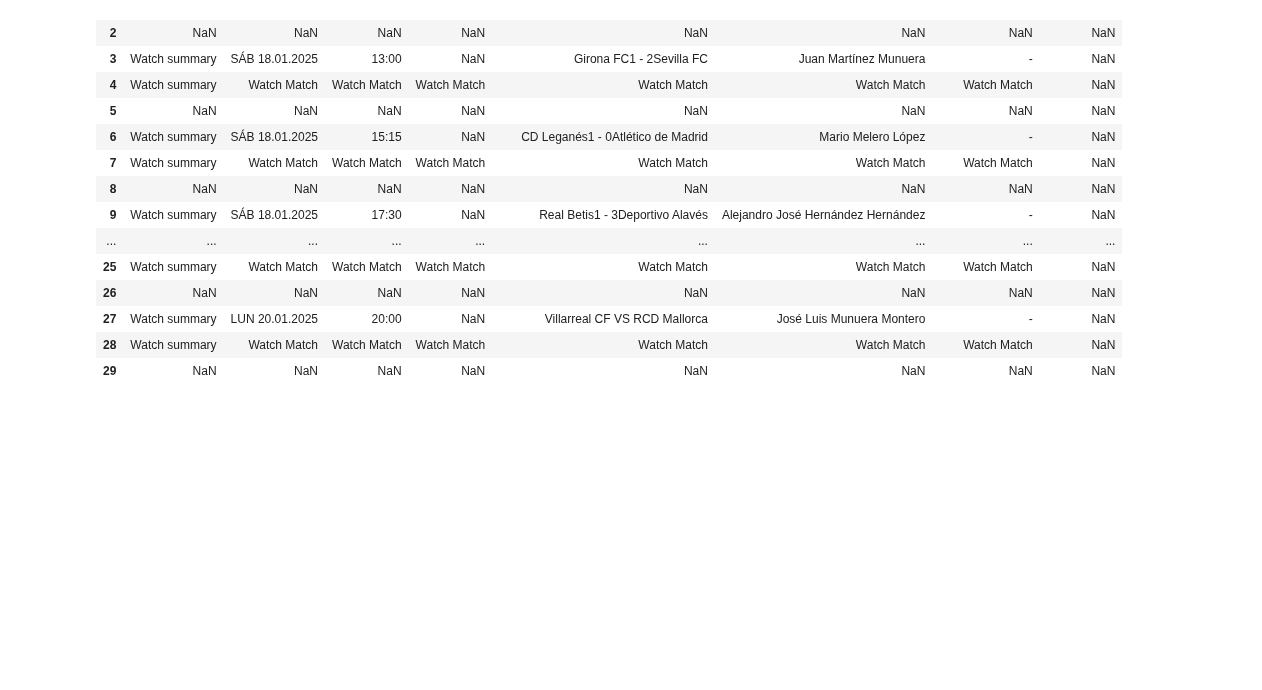
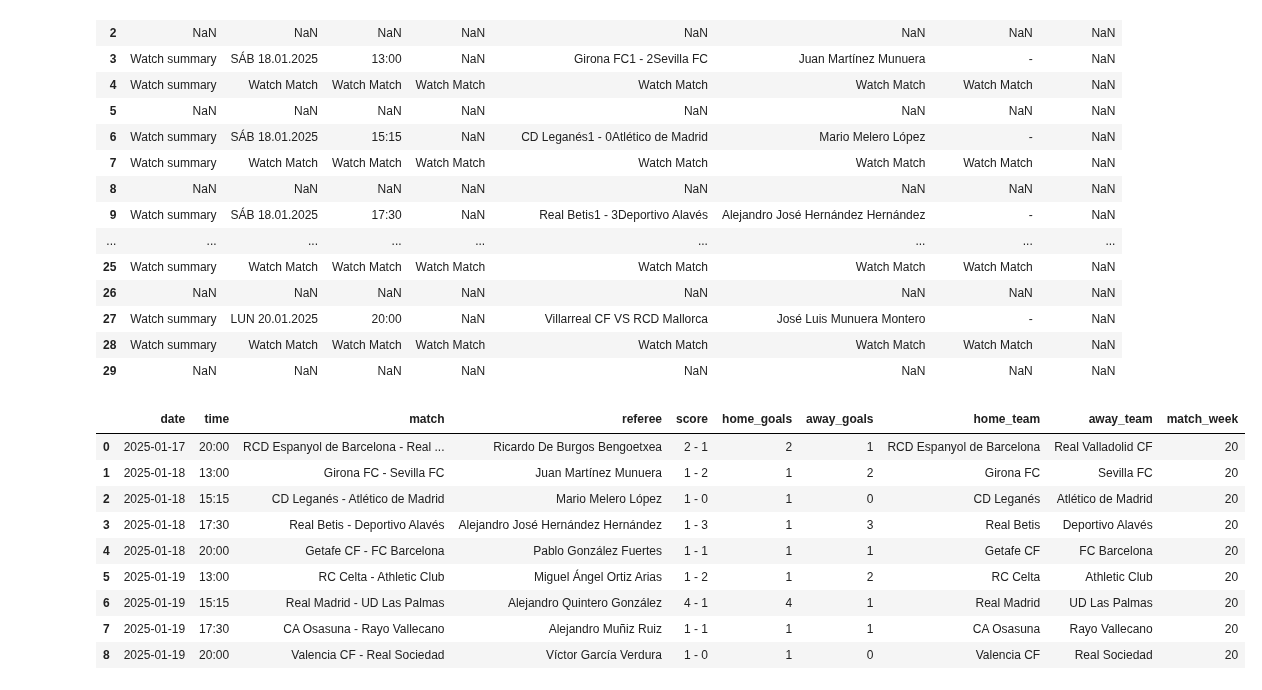
Before and after one commit to bryanpintado/fc-barcelona-dashboard, a Jupyter notebook: main.ipynb, the cells around one changed output. Cells and saved outputs as stored; diff of their text form; code cells hidden in the pictures; blank space fills up the shorter version.

```diff
--- a/main.ipynb
+++ b/main.ipynb
@@ -128,21 +129,33 @@ get_raw_game_week_df(20)
 # %%
 def cleaned_df(week_number):
     raw_df = get_raw_game_week_df(week_number)
     df = raw_df.dropna(how='all').dropna(axis=1, how='all')
     columns_to_drop = [df.columns[0],df.columns[3],df.columns[6]]
     df = df.drop(columns_to_drop, axis=1)
     df = df.drop_duplicates(keep = False)
     # remove row if it contains: 'Horario peninsularWatch Match'
     df = df.loc[~df['DATE'].str.contains("Horario peninsularWatch Match", na=False)].reset_index(drop=True)
     df = df.rename(columns = {'DATE': 'date', 'DATETIME': 'time', 'MATCH': 'match', 'REFEREE' : 'referee'})
     df['date'] = df['date'].apply(lambda x: datetime.strptime(x.split(' ', 1)[1], '%d.%m.%Y').strftime('%Y-%m-%d'))
-    #if df does not contain '-' in the match column, it will raise and error
-    df['score']  = df['match'].apply(lambda x: f"{x.split('-')[0][-2]} - {x.split('-')[1][1]}")
-    df['match'] = df['match'].apply(lambda x: f"{x.split('-')[0][:-2:]} - {x.split('-')[1][2::]}")
-    df['home_goals'] = df['score'].apply(lambda x: f"{x.split('-')[0][0:1]}" )
-    df['away_goals'] = df['score'].apply(lambda x: f"{x.split('-')[1][1:2]}" )
-    df['home_team'] = df['match'].apply(lambda x: f"{x.split('-')[0][:-1]}")
-    df['away_team'] = df['match'].apply(lambda x: f"{x.split('-')[1][1:]}")
+    #if df does not contain '-' in the match column, None/nan will be inserted
+    df['score']  = df['match'].apply(lambda x: f"{x.split('-')[0][-2]} - {x.split('-')[1][1]}" if '-' in x else None)
+    df['match'] = df['match'].apply(lambda x: f"{x.split('-')[0][:-2:]} - {x.split('-')[1][2::]}" if '-' in x else None)
+    df['home_goals'] = df['score'].apply(lambda x: f"{x.split('-')[0][0:1]}" if x else None)
+    df['away_goals'] = df['score'].apply(lambda x: f"{x.split('-')[1][1:2]}" if x else None)
+    df['home_team'] = df['match'].apply(lambda x: f"{x.split('-')[0][:-1]}" if x else None)
+    df['away_team'] = df['match'].apply(lambda x: f"{x.split('-')[1][1:]}" if x else None)
     df['match_week'] = week_number
+    df = df.dropna(axis=0)
     return df
-#cleaned_df(0)
+cleaned_df(20)
+# %% [output]
+|  | date | time | match | referee | score | home_goals | away_goals | home_team | away_team | match_week |
+| 0 | 2025-01-17 | 20:00 | RCD Espanyol de Barcelona - Real ... | Ricardo De Burgos Bengoetxea | 2 - 1 | 2 | 1 | RCD Espanyol de Barcelona | Real Valladolid CF | 20 |
+| 1 | 2025-01-18 | 13:00 | Girona FC - Sevilla FC | Juan Martínez Munuera | 1 - 2 | 1 | 2 | Girona FC | Sevilla FC | 20 |
+| 2 | 2025-01-18 | 15:15 | CD Leganés - Atlético de Madrid | Mario Melero López | 1 - 0 | 1 | 0 | CD Leganés | Atlético de Madrid | 20 |
+| 3 | 2025-01-18 | 17:30 | Real Betis - Deportivo Alavés | Alejandro José Hernández Hernández | 1 - 3 | 1 | 3 | Real Betis | Deportivo Alavés | 20 |
+| 4 | 2025-01-18 | 20:00 | Getafe CF - FC Barcelona | Pablo González Fuertes | 1 - 1 | 1 | 1 | Getafe CF | FC Barcelona | 20 |
+| 5 | 2025-01-19 | 13:00 | RC Celta - Athletic Club | Miguel Ángel Ortiz Arias | 1 - 2 | 1 | 2 | RC Celta | Athletic Club | 20 |
+| 6 | 2025-01-19 | 15:15 | Real Madrid - UD Las Palmas | Alejandro Quintero González | 4 - 1 | 4 | 1 | Real Madrid | UD Las Palmas | 20 |
+| 7 | 2025-01-19 | 17:30 | CA Osasuna - Rayo Vallecano | Alejandro Muñiz Ruiz | 1 - 1 | 1 | 1 | CA Osasuna | Rayo Vallecano | 20 |
+| 8 | 2025-01-19 | 20:00 | Valencia CF - Real Sociedad | Víctor García Verdura | 1 - 0 | 1 | 0 | Valencia CF | Real Sociedad | 20 |
```
Also changed, not shown: parts of 4 cells of this notebook.
